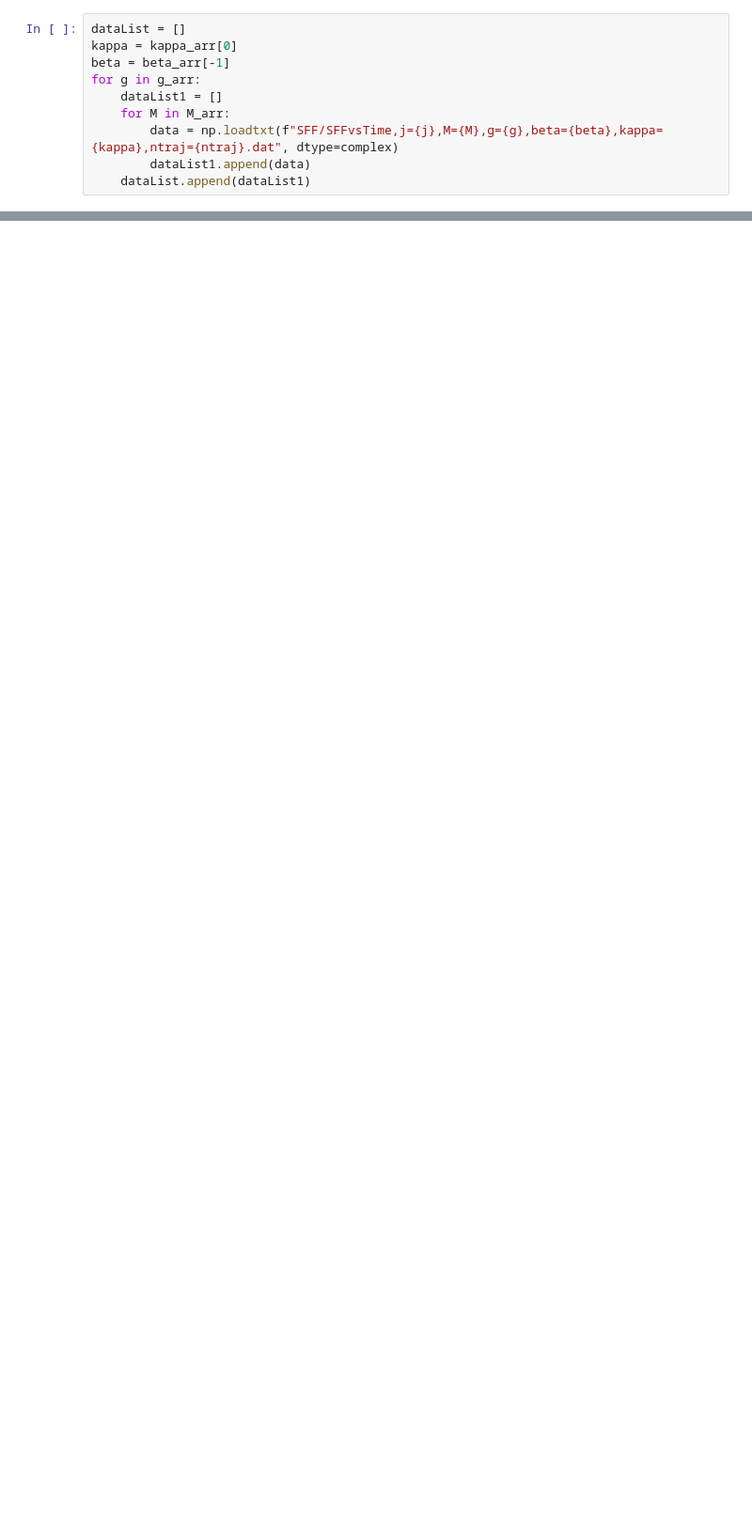
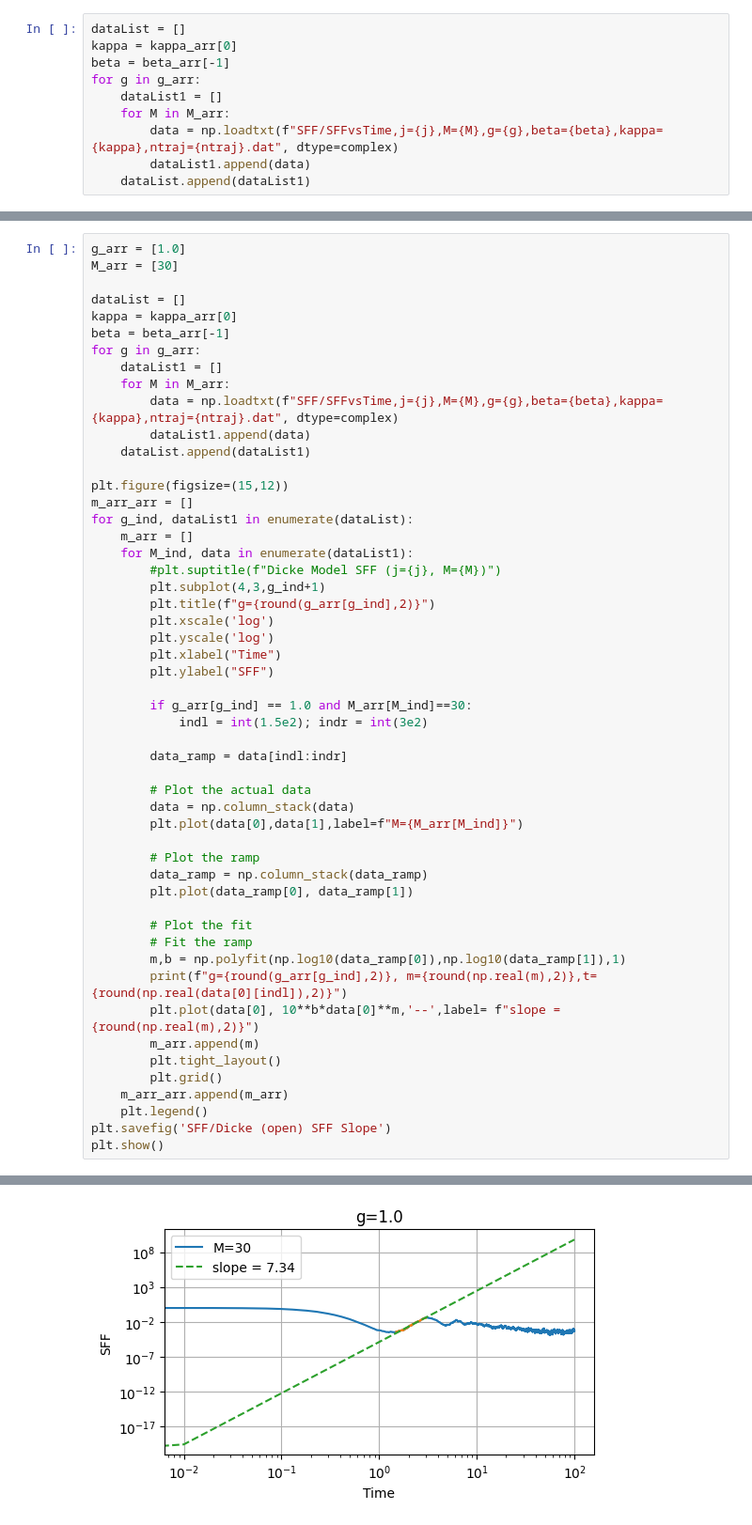
Before and after one commit to prasad42/Dicke_SFF, a Jupyter notebook: plot_SFF_Slope_open.ipynb, the cells around one changed output, grey strips where cells are left out. Shown at 94% size. Cells and saved outputs as stored; diff of their text form; blank space fills up the shorter version.

```diff
--- a/plot_SFF_Slope_open.ipynb
+++ b/plot_SFF_Slope_open.ipynb
@@ -152,0 +116,53 @@ plt.show()
+# %%
+g_arr = [1.0]
+M_arr = [30]
+
+dataList = []
+kappa = kappa_arr[0]
+beta = beta_arr[-1]
+for g in g_arr:
+    dataList1 = []
+    for M in M_arr:
+        data = np.loadtxt(f"SFF/SFFvsTime,j={j},M={M},g={g},beta={beta},kappa={kappa},ntraj={ntraj}.dat", dtype=complex)
+        dataList1.append(data)
+    dataList.append(dataList1)
+
+plt.figure(figsize=(15,12))
+m_arr_arr = []
+for g_ind, dataList1 in enumerate(dataList):
+    m_arr = []
+    for M_ind, data in enumerate(dataList1):
+        #plt.suptitle(f"Dicke Model SFF (j={j}, M={M})")
+        plt.subplot(4,3,g_ind+1)
+        plt.title(f"g={round(g_arr[g_ind],2)}")
+        plt.xscale('log')
+        plt.yscale('log')
+        plt.xlabel("Time")
+        plt.ylabel("SFF")
+
+        if g_arr[g_ind] == 1.0 and M_arr[M_ind]==30:
+            indl = int(1.5e2); indr = int(3e2)
+
+        data_ramp = data[indl:indr]
+
+        # Plot the actual data
+        data = np.column_stack(data)
+        plt.plot(data[0],data[1],label=f"M={M_arr[M_ind]}")
+
+        # Plot the ramp
+        data_ramp = np.column_stack(data_ramp)
+        plt.plot(data_ramp[0], data_ramp[1])
+
+        # Plot the fit
+        # Fit the ramp
+        m,b = np.polyfit(np.log10(data_ramp[0]),np.log10(data_ramp[1]),1)
+        print(f"g={round(g_arr[g_ind],2)}, m={round(np.real(m),2)},t={round(np.real(data[0][indl]),2)}")
+        plt.plot(data[0], 10**b*data[0]**m,'--',label= f"slope = {round(np.real(m),2)}")
+        m_arr.append(m)
+        plt.tight_layout()
+        plt.grid()
+    m_arr_arr.append(m_arr)
+    plt.legend()
+plt.savefig('SFF/Dicke (open) SFF Slope')
+plt.show()
+# %% [output]
@@ -152,0 +170 @@ plt.show()
+[figure, added]
```
Also changed, not shown: parts of 10 cells of this notebook, 3 other files.
